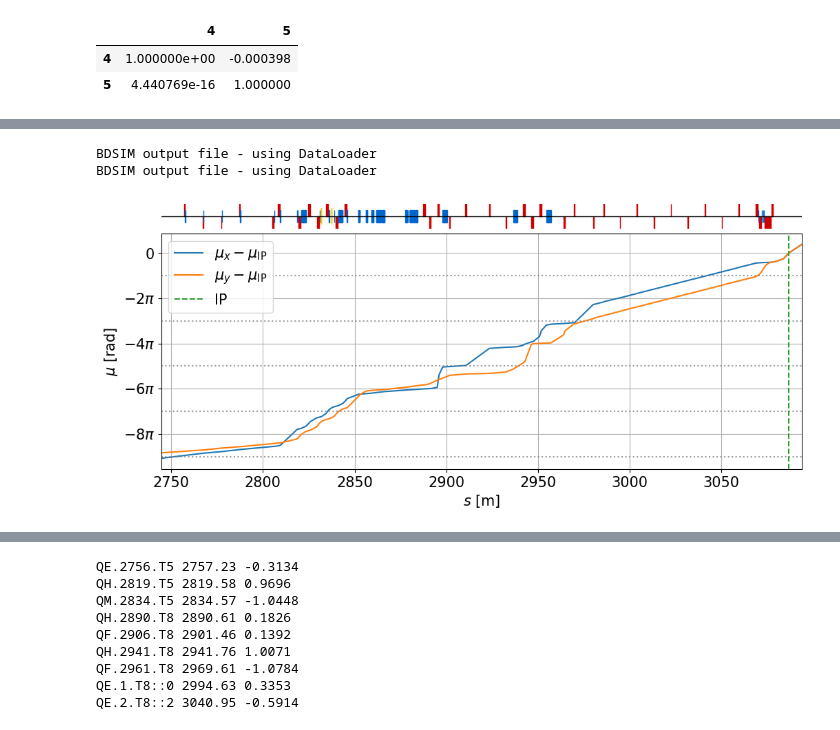
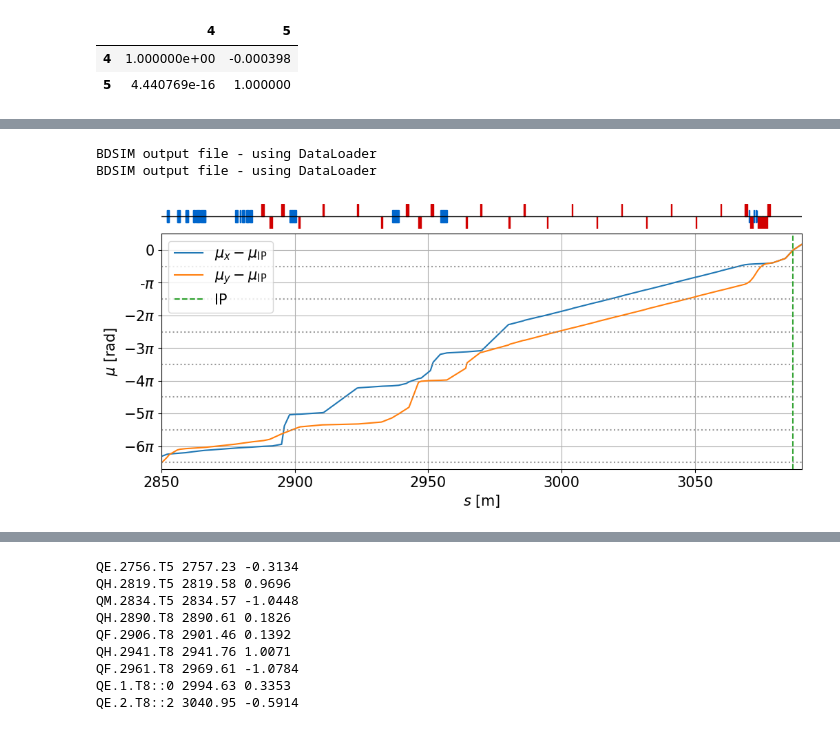
Before and after one commit to MarinDeniaud/luxe-backgrounds, a Jupyter notebook: 06_analysis/jupyter_notebooks/Propagation_to_IP.ipynb, the cells around one changed output, grey strips where cells are left out. Saved outputs shown, nothing was run; the diff lists cells and outputs as text; code cells hidden in the pictures.

```diff
--- a/06_analysis/jupyter_notebooks/Propagation_to_IP.ipynb
+++ b/06_analysis/jupyter_notebooks/Propagation_to_IP.ipynb
@@ -34,7 +34,7 @@ initializing ocelot...
 # %% [markdown]
 ### Date and save prefix
 # %%
-date = "2026_06_02"
+date = "2026_07_07"
 save_name_prefix = "jupyter_notebooks/plots/EUXFEL/Propagation/" + date + "_EuXFEL_plot"
 # %%
 def getClosestElement(tw, s_target):
@@ -150,17 +144,19 @@ BDSIM output file - using DataLoader
 # %%
 plotXsuite.plotPhaseAdvance(XTD8, 'XTD8', 'XTD8', gmadfolder='jupyter_notebooks/gmad_files/',
                             addMachine=False, addMarker=False, figsize=[12, 5])
 tw = XTD8.env.XTD8.twiss(**XTD8.tws0)
 _plt.axvline(tw.s[-5]+XTD8.s0, color='C2', label='IP', ls='--')
 _plt.legend([r"$\mu_x - \mu_{\rm IP}$", r"$\mu_y - \mu_{\rm IP}$", "IP"])
-for i in range(1,11,2):
-    _plt.axhline(-i, ls=':', color='gray', alpha=0.8)
+for i in range(1,11,1):
+    _plt.axhline(-i+0.5, ls=':', color='gray', alpha=0.8)
+_plt.ylim([-6.7, 0.5])
 plotXsuite.addMachineLattice(XTD8, 'XTD8', 'XTD8', gmadfolder='jupyter_notebooks/gmad_files/')
+_plt.xlim([2850, 3090])
 _plt.savefig("{}_Phase_advance_XTD8.pdf".format(save_name_prefix), dpi=300, bbox_inches='tight')
 # %% [output]
 BDSIM output file - using DataLoader
 BDSIM output file - using DataLoader
-[figure, old version]
+[figure, new version]
 # %%
 def getCorrelatedS(xsuiteInput, linename, mu='mux', n=-1):
     twiss = xsuiteInput.env[linename].twiss(**xsuiteInput.tws0)
```
Also changed, not shown: parts of 7 cells of this notebook.
